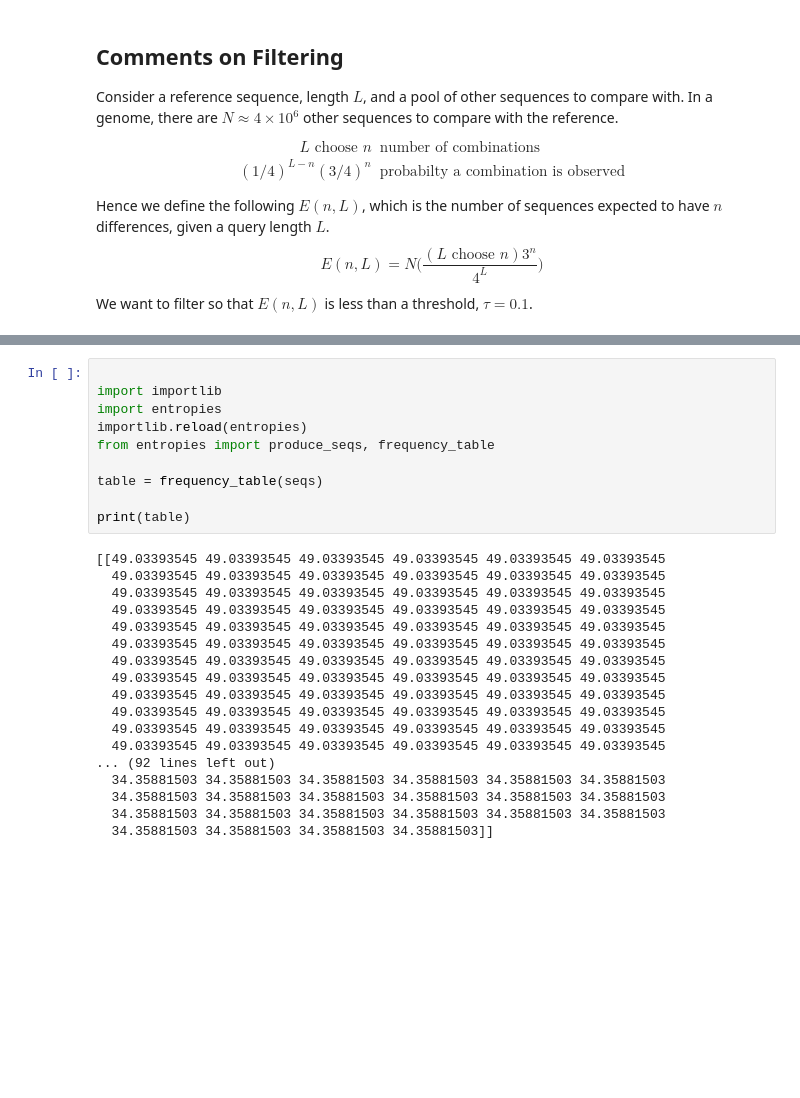
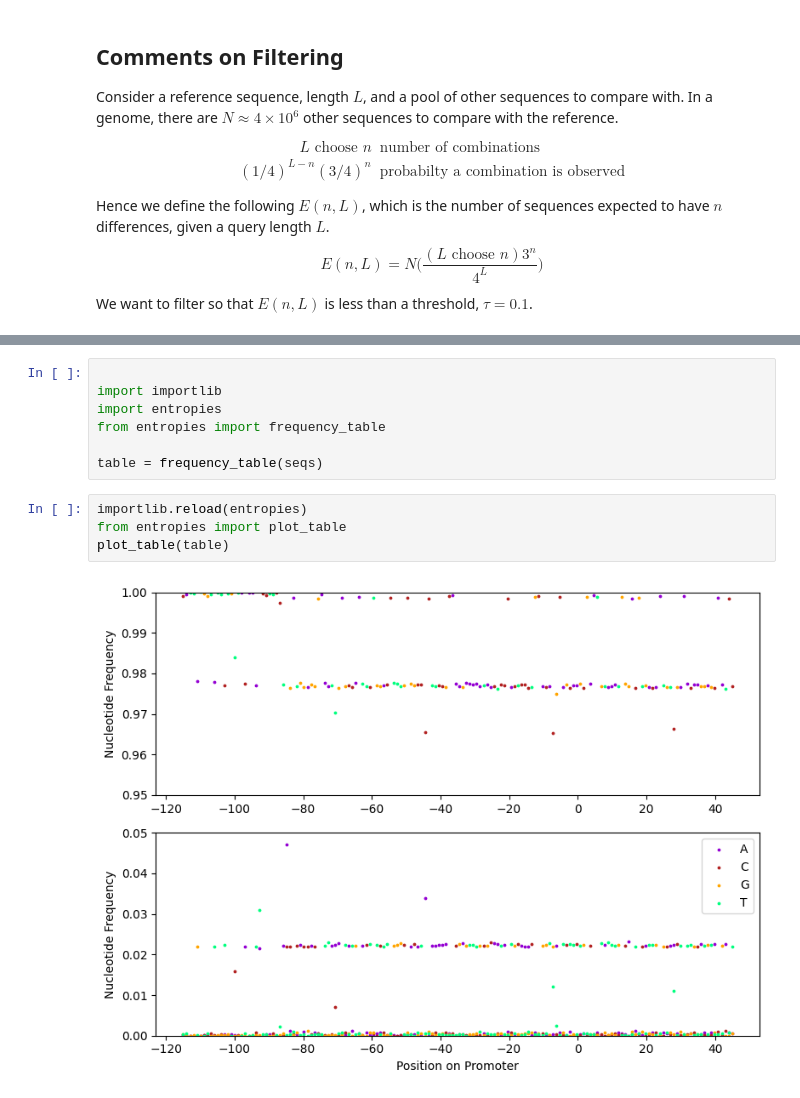
Before and after one commit to AddisonHowe/natvar, a Jupyter notebook: notebooks/nb.ipynb, the cells around one changed output, grey strips where cells are left out. Drawn from its saved outputs; the diff is of its cells as text; blank space fills up the shorter version.

```diff
--- a/notebooks/nb.ipynb
+++ b/notebooks/nb.ipynb
@@ -26,27 +27,12 @@ KeyboardInterrupt:
 
 import importlib
 import entropies
-importlib.reload(entropies)
-from entropies import produce_seqs, frequency_table
+from entropies import frequency_table
 
 table = frequency_table(seqs)
-
-print(table)
-# %% [output]
-[[49.03393545 49.03393545 49.03393545 49.03393545 49.03393545 49.03393545
-  49.03393545 49.03393545 49.03393545 49.03393545 49.03393545 49.03393545
-  49.03393545 49.03393545 49.03393545 49.03393545 49.03393545 49.03393545
-  49.03393545 49.03393545 49.03393545 49.03393545 49.03393545 49.03393545
-  49.03393545 49.03393545 49.03393545 49.03393545 49.03393545 49.03393545
-  49.03393545 49.03393545 49.03393545 49.03393545 49.03393545 49.03393545
-  49.03393545 49.03393545 49.03393545 49.03393545 49.03393545 49.03393545
-  49.03393545 49.03393545 49.03393545 49.03393545 49.03393545 49.03393545
-  49.03393545 49.03393545 49.03393545 49.03393545 49.03393545 49.03393545
-  49.03393545 49.03393545 49.03393545 49.03393545 49.03393545 49.03393545
-  49.03393545 49.03393545 49.03393545 49.03393545 49.03393545 49.03393545
-  49.03393545 49.03393545 49.03393545 49.03393545 49.03393545 49.03393545
-... (92 lines left out)
-  34.35881503 34.35881503 34.35881503 34.35881503 34.35881503 34.35881503
-  34.35881503 34.35881503 34.35881503 34.35881503 34.35881503 34.35881503
-  34.35881503 34.35881503 34.35881503 34.35881503 34.35881503 34.35881503
-  34.35881503 34.35881503 34.35881503 34.35881503]]
+# %%
+importlib.reload(entropies)
+from entropies import plot_table
+plot_table(table)
+# %% [output]
+[figure, added]
```
Also changed, not shown: parts of 2 cells of this notebook.
